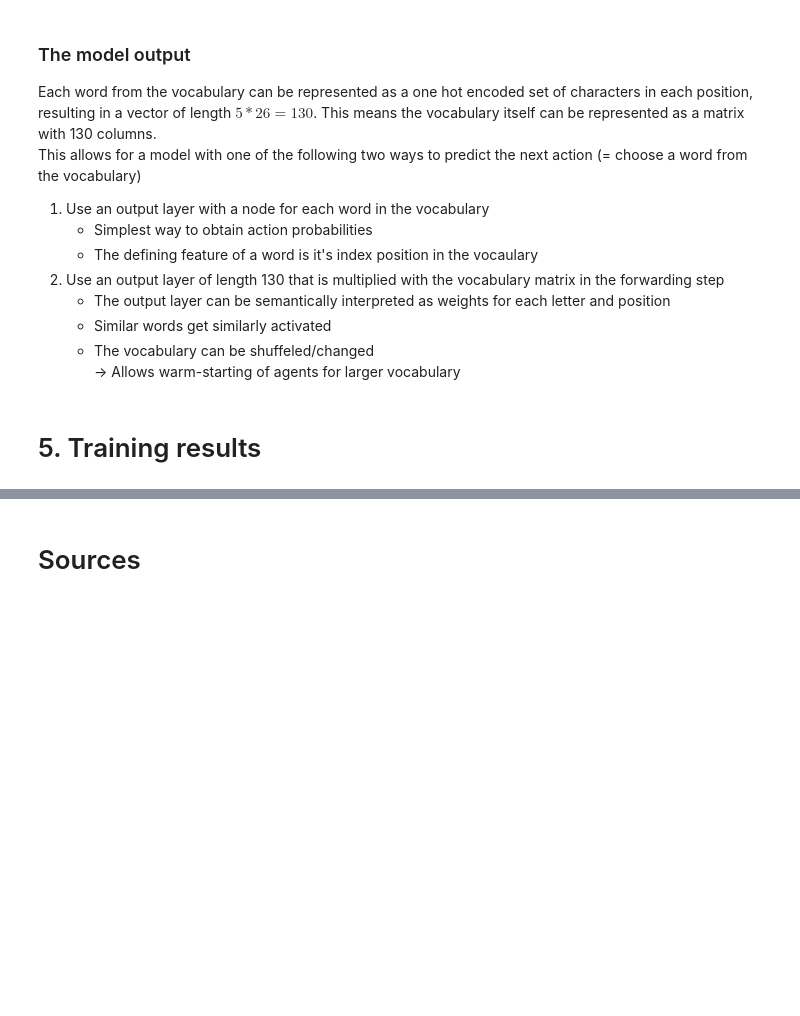
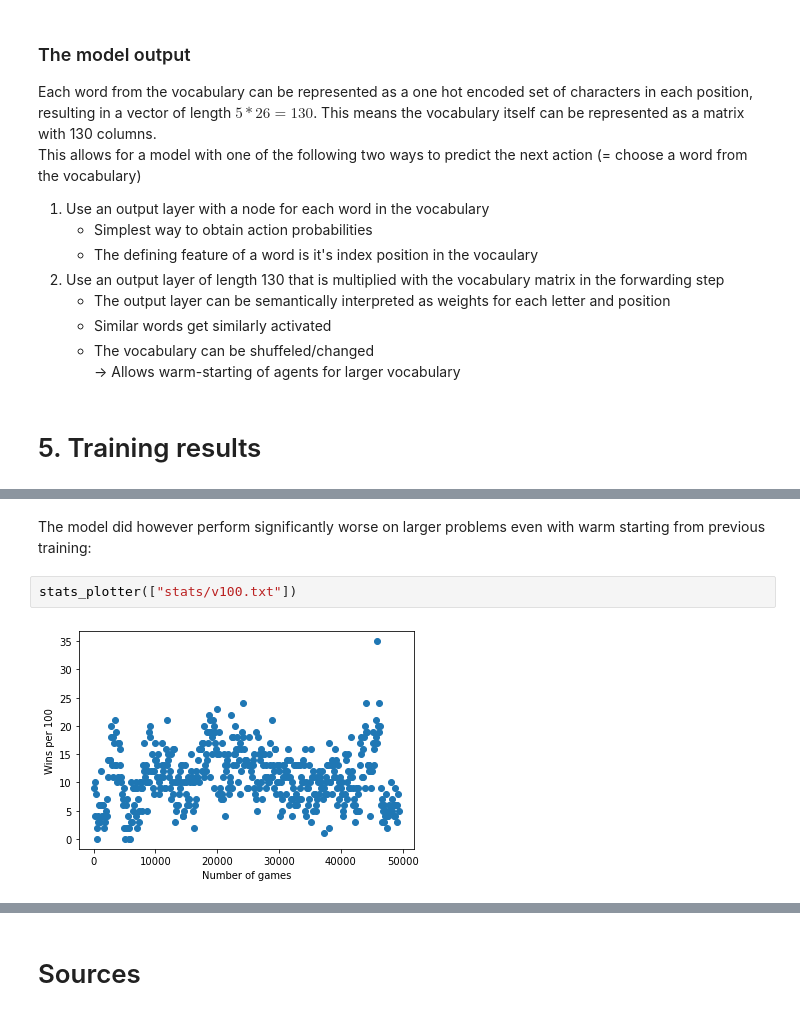
Before and after one commit to hanssssssssssssss/wordleRL, a Jupyter notebook: wordleRL.ipynb, the cells around one changed output, grey strips where cells are left out. Cells and saved outputs as stored; diff of their text form; blank space fills up the shorter version.

```diff
--- a/wordleRL.ipynb
+++ b/wordleRL.ipynb
@@ -146,0 +140,6 @@ game = Wordle(vocab, 6, solution)
+# %% [markdown]
+The model did however perform significantly worse on larger problems even with warm starting from previous training:
+# %%
+stats_plotter(["stats/v100.txt"])
+# %% [output]
+[figure, added]
```
Also changed, not shown: parts of 8 cells of this notebook, 6 other files.
